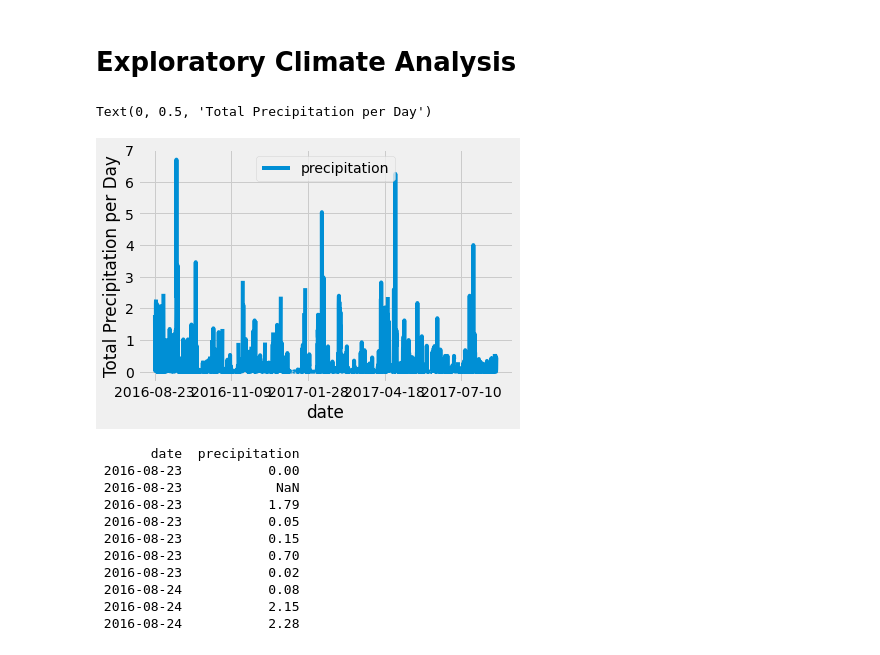
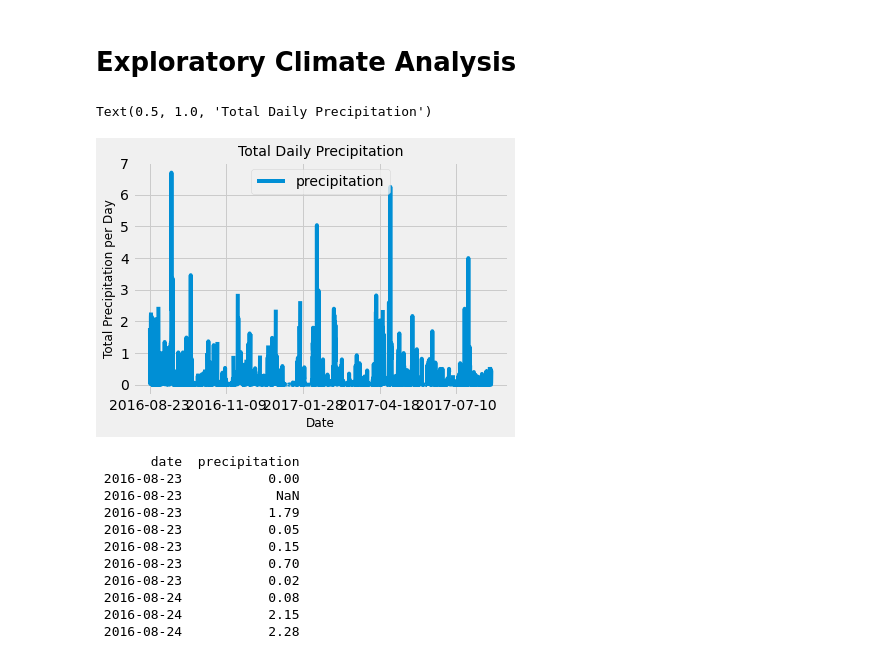
Before and after one commit to amberteets/surfs_up, a Jupyter notebook: climate_analysis.ipynb, the cells around one changed output. Cells and saved outputs as stored; diff of their text form; code cells hidden in the pictures.

```diff
--- a/climate_analysis.ipynb
+++ b/climate_analysis.ipynb
@@ -42,28 +42,29 @@ session = Session(engine)
 # %%
 # Design a query to retrieve the last 12 months of precipitation data and plot the results.
 # Starting from the last data point in the database.
 # Calculate the date one year from the last date in data set.
 prev_year = dt.date(2017, 8, 23) - dt.timedelta(days=365)
 
 # Perform a query to retrieve the data and precipitation scores
 results = []
 results = session.query(Measurement.date, Measurement.prcp).filter(Measurement.date >= prev_year).all()
 # print(results)
 
 # Save the query results as a Pandas DataFrame and set the index to the date column
 df = pd.DataFrame(results, columns=['date', 'precipitation'])
 df.set_index(df['date'], inplace=True)
 
 # Sort the dataframe by date
 df = df.sort_index()
 
 # Use Pandas Plotting with Matplotlib to plot the data
 df.plot()
-plt.ylabel("Total Precipitation per Day")
-plt.xlabel("Date", fonts)
+plt.ylabel("Total Precipitation per Day", fontsize=12)
+plt.xlabel("Date", fontsize=12)
+plt.title("Total Daily Precipitation", fontsize=14)
 # %% [output]
-Text(0, 0.5, 'Total Precipitation per Day')
+Text(0.5, 1.0, 'Total Daily Precipitation')
-[figure, old version]
+[figure, new version]
 # %%
 # Print DataFrame without index
 print(df.to_string(index=False))
```
Also changed, not shown: parts of 3 cells of this notebook.
